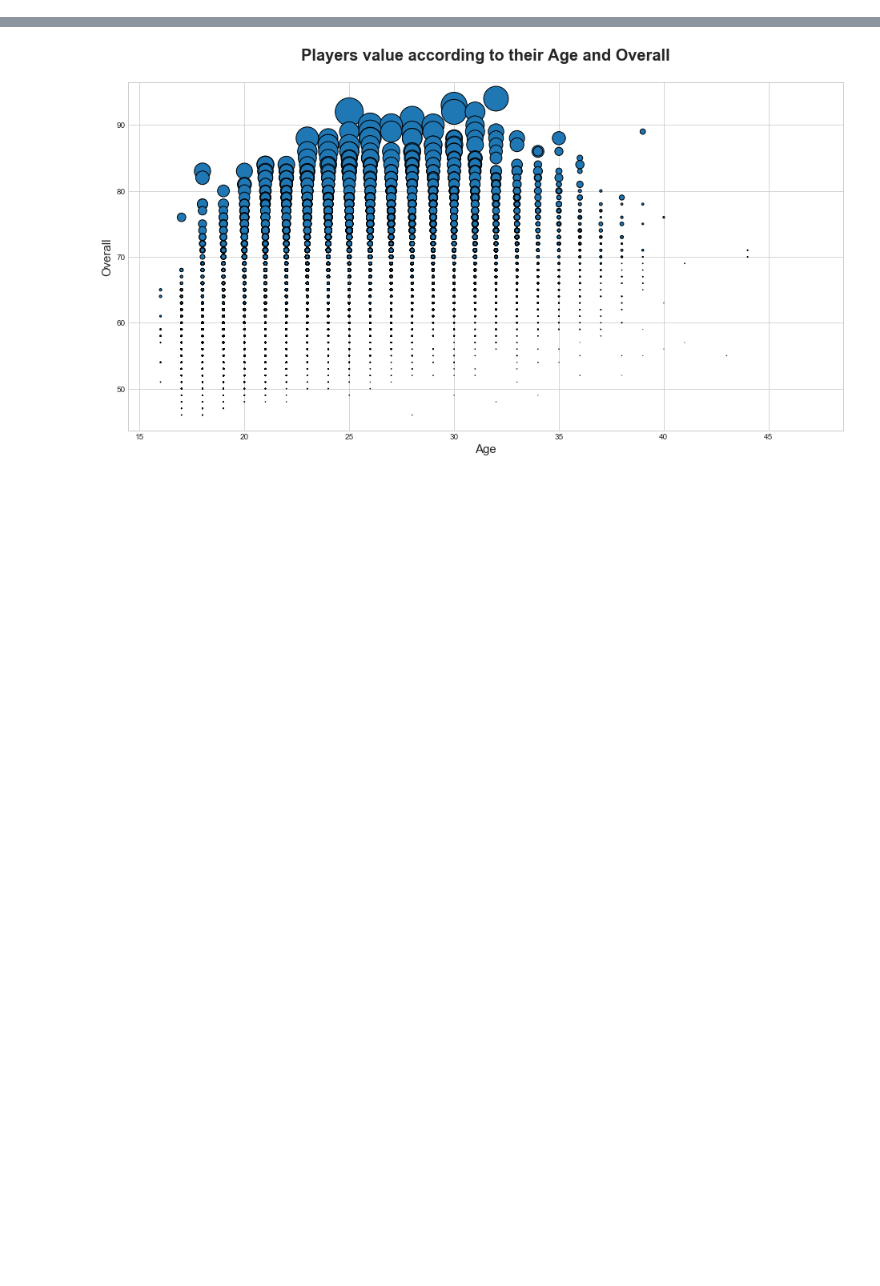
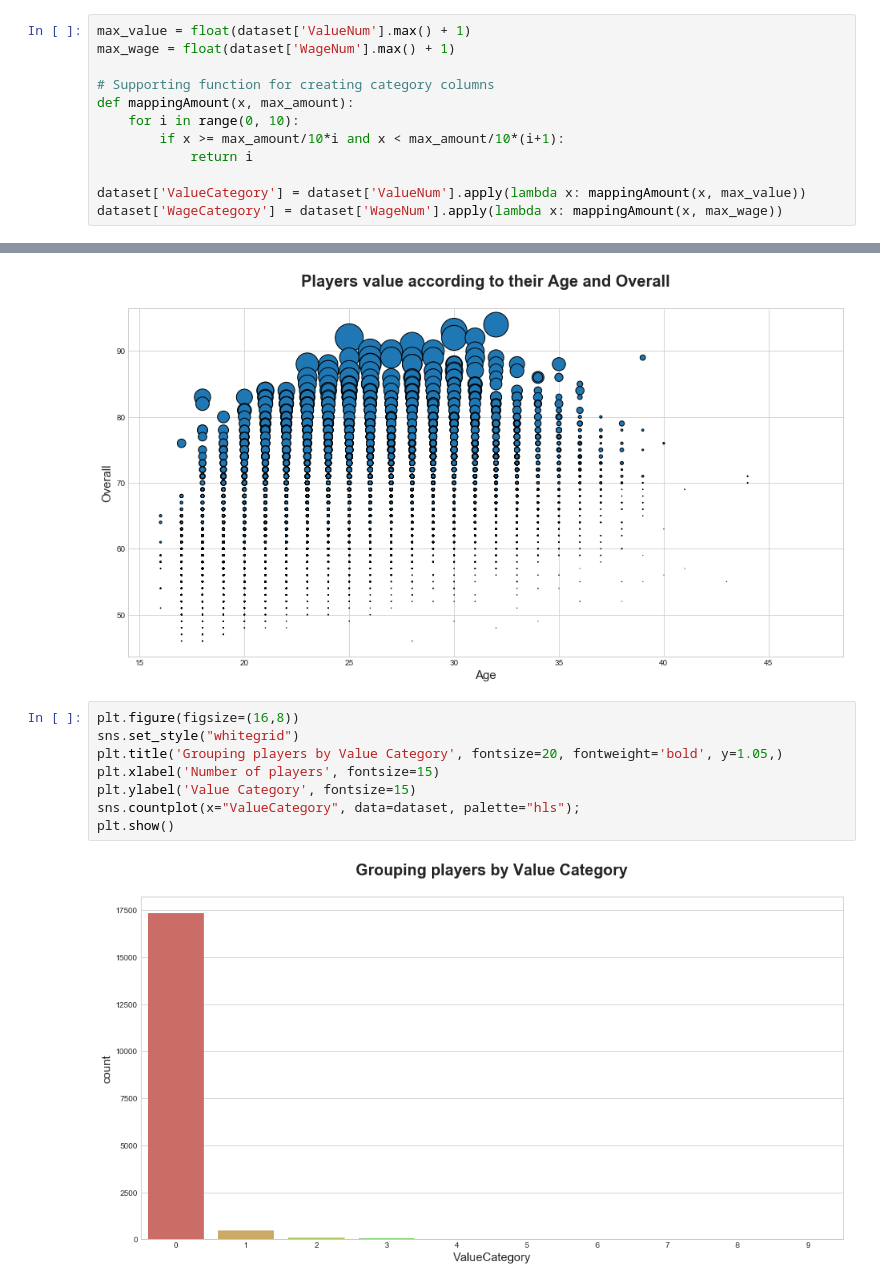
Before and after one commit to SkalskiP/ILearnMachineLearning.py, a Jupyter notebook: 0_Kaggle_projects/Talk_About_Money_FIFA_18_Data_Exploration_With_Python.ipynb, the cells around one changed output, grey strips where cells are left out. Cells and saved outputs as stored; diff of their text form; blank space fills up the shorter version.

```diff
--- a/0_Kaggle_projects/Talk_About_Money_FIFA_18_Data_Exploration_With_Python.ipynb
+++ b/0_Kaggle_projects/Talk_About_Money_FIFA_18_Data_Exploration_With_Python.ipynb
@@ -73,0 +77,12 @@ dataset['WageNum'] = dataset['Wage'].apply(lambda x: str2number(x))
+# %%
+max_value = float(dataset['ValueNum'].max() + 1)
+max_wage = float(dataset['WageNum'].max() + 1)
+
+# Supporting function for creating category columns
+def mappingAmount(x, max_amount):
+    for i in range(0, 10):
+        if x >= max_amount/10*i and x < max_amount/10*(i+1):
+            return i
+
+dataset['ValueCategory'] = dataset['ValueNum'].apply(lambda x: mappingAmount(x, max_value))
+dataset['WageCategory'] = dataset['WageNum'].apply(lambda x: mappingAmount(x, max_wage))
@@ -132,3 +200,13 @@ plt.scatter(age, overall, s = value/100000, edgecolors='black')
 plt.show()
 # %% [output]
 [figure]
+# %%
+plt.figure(figsize=(16,8))
+sns.set_style("whitegrid")
+plt.title('Grouping players by Value Category', fontsize=20, fontweight='bold', y=1.05,)
+plt.xlabel('Number of players', fontsize=15)
+plt.ylabel('Value Category', fontsize=15)
+sns.countplot(x="ValueCategory", data=dataset, palette="hls");
+plt.show()
+# %% [output]
+[figure, added]
```
Also changed, not shown: parts of 25 cells of this notebook.
